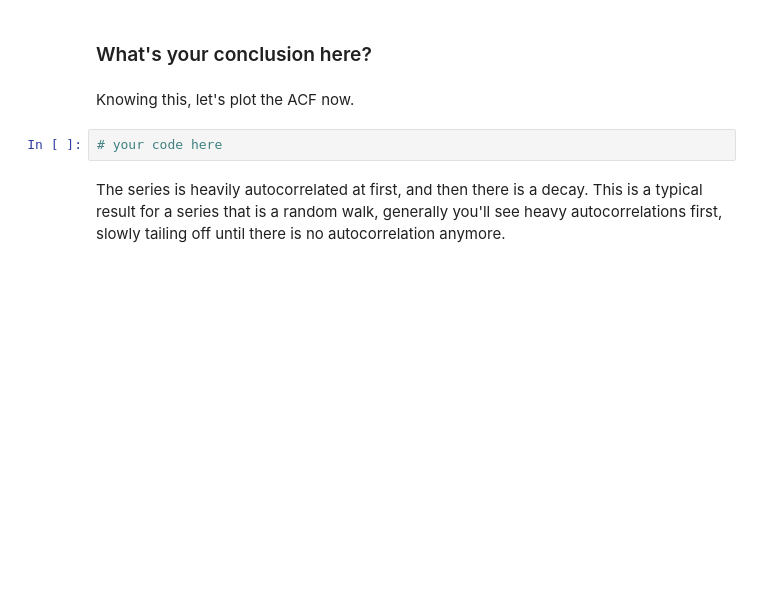
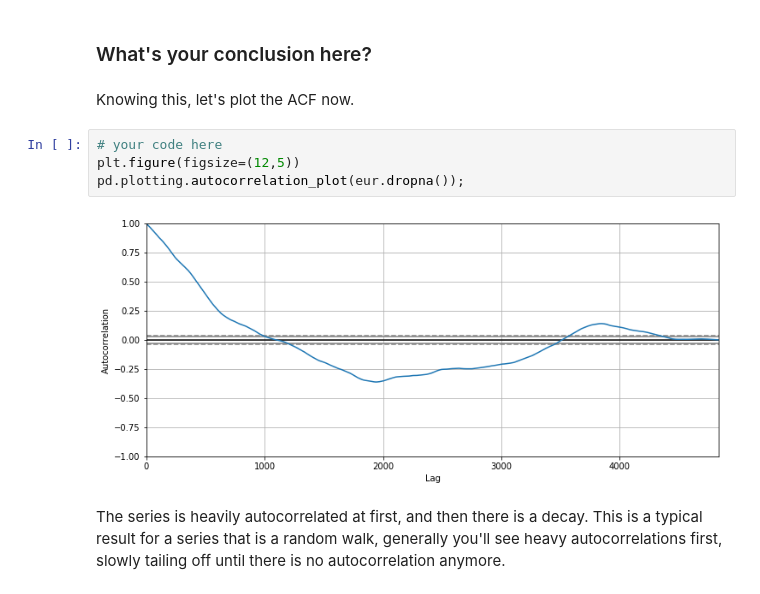
Before and after one commit to augustinechang1/dsc-3-26-05-correlation-and-autocorrelation-in-time-series-lab-nyc-career-ds-102218, a Jupyter notebook: index.ipynb, the cells around one changed output. Saved outputs shown, nothing was run; the diff lists cells and outputs as text; blank space fills up the shorter version.

```diff
--- a/index.ipynb
+++ b/index.ipynb
@@ -109,8 +109,12 @@ lag_50.corr()
 ### What's your conclusion here?
 # %% [markdown]
 Knowing this, let's plot the ACF now.
-# %%
-# your code here
+# %%
+# your code here
+plt.figure(figsize=(12,5))
+pd.plotting.autocorrelation_plot(eur.dropna());
+# %% [output]
+[figure, added]
 # %% [markdown]
 The series is heavily autocorrelated at first, and then there is a decay. This is a typical result for a series that is a random walk, generally you'll see heavy autocorrelations first, slowly tailing off until there is no autocorrelation anymore.
 # %% [markdown]
```
